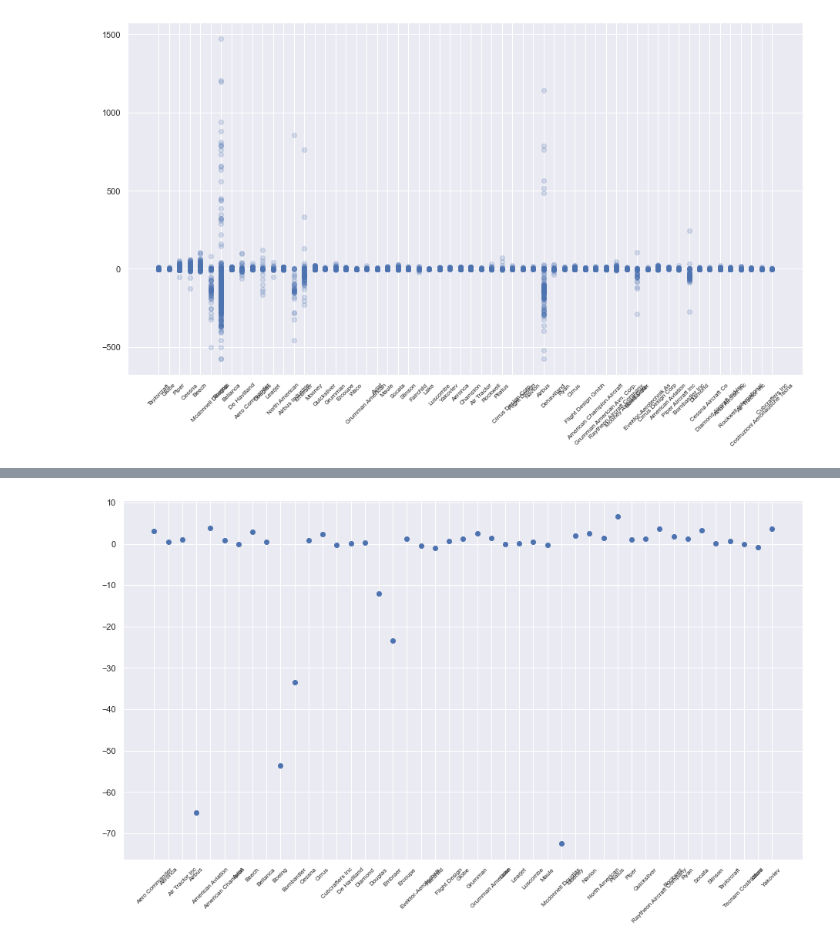
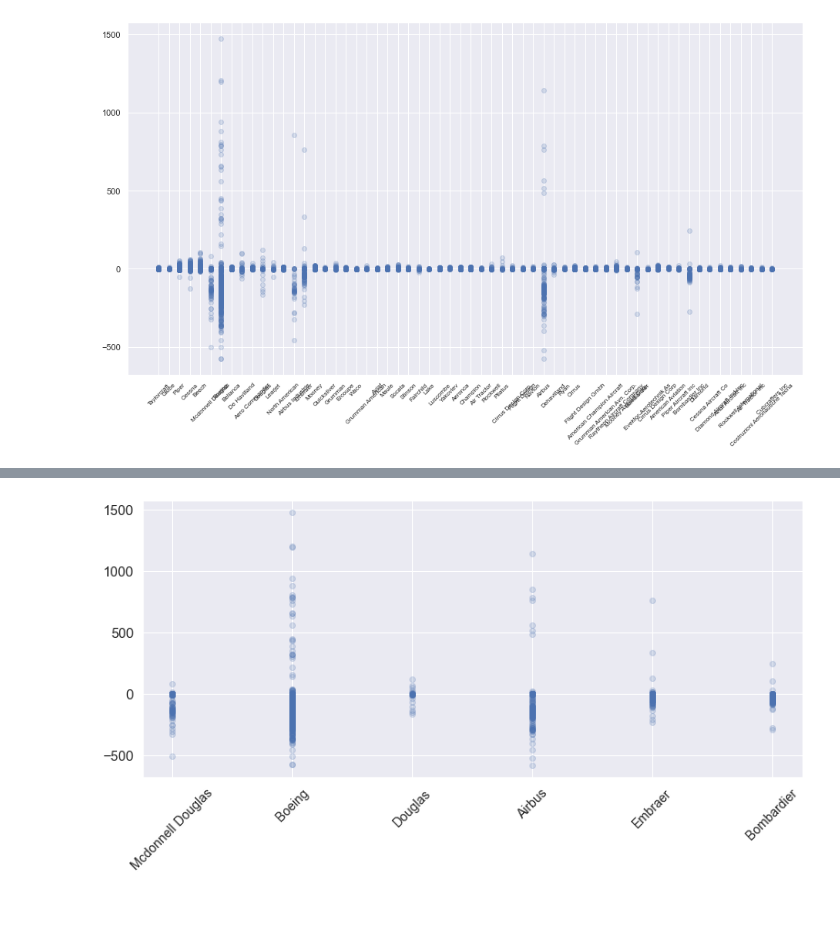
Before and after one commit to nickthetj/AircraftCrashAnalysis, a Jupyter notebook: notebooks/EDA_Notebook - Working-JF.ipynb, the cells around one changed output, grey strips where cells are left out. Saved outputs shown, nothing was run; the diff lists cells and outputs as text; code cells hidden in the pictures; blank space fills up the shorter version.

```diff
--- a/notebooks/EDA_Notebook - Working-JF.ipynb
+++ b/notebooks/EDA_Notebook - Working-JF.ipynb
@@ -203,9 +223,11 @@ avg_sev_ratio_make_value =  list(avg_sev_ratio_make.values)
 # %%
 # split private and commercial aircraft based on mean severity ratio (SplitMean)
+
 SplitMean = -10
 
 CommercialMake = {make: mean for make, mean in dict(avg_sev_ratio_make).items() if mean < SplitMean}
 PrivateMake = {make: mean for make, mean in dict(avg_sev_ratio_make).items() if mean > SplitMean}
-
+CommercialList = [make for make, mean in dict(avg_sev_ratio_make).items() if mean < SplitMean]
+PrivateList = [make for make, mean in dict(avg_sev_ratio_make).items() if mean > SplitMean]
 CommercialMake = pd.Series(CommercialMake, name = 'Commercial Make')
 PrivateMake = pd.Series(PrivateMake, name = 'Private Make')
@@ -212,8 +254,16 @@ PrivateMake = pd.Series(PrivateMake, name = 'Private Make')
+# %%
+df_Commercial = df_injuries[(df_injuries['Make'].isin(CommercialList))][['Severity Ratio', 'Model And Make', 'Make']].reset_index(drop=True)
+CommercialSeverityRatios = list(df_Commercial['Severity Ratio'].values)
+CommercialMakes = list(df_Commercial['Make'].values)
+
+df_Private = df_injuries[(df_injuries['Make'].isin(PrivateList))][['Severity Ratio', 'Model And Make', 'Make']].reset_index(drop=True)
+PrivateSeverityRatios = list(df_Private['Severity Ratio'].values)
+PrivateMakes = list(df_Private['Make'].values)
 # %%
-sns.set_theme()
-fig, ax = plt.subplots(figsize=(13,8))
-ax.scatter(x=avg_sev_ratio_make_index, y=avg_sev_ratio_make_value, alpha=1)
-ax.tick_params(axis='x', labelsize=8, labelrotation=45)
+fig, ax = plt.subplots(figsize=(11,6))
+ax.scatter(x=CommercialMakes, y=CommercialSeverityRatios, alpha=0.2)
+ax.tick_params(axis='x', labelsize=14, labelrotation=45)
+ax.tick_params(axis='y', labelsize=15)
 plt.tight_layout()
 # %% [output]
-[figure, old version]
+[figure, new version]
```
Also changed, not shown: parts of 21 cells of this notebook.
